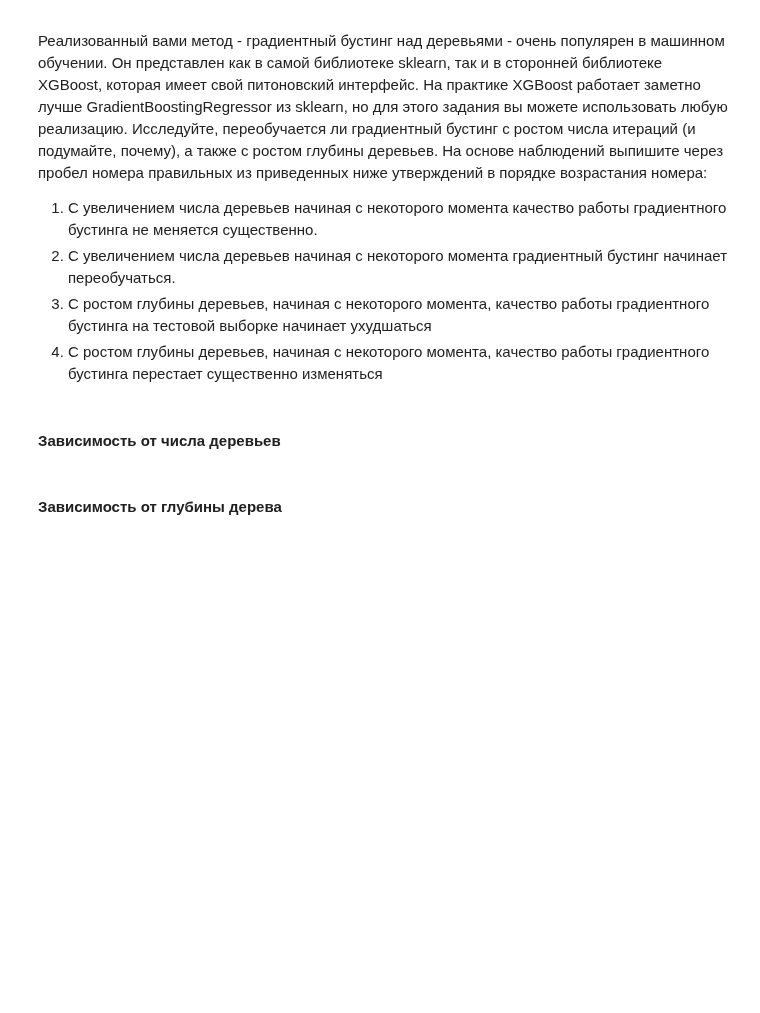
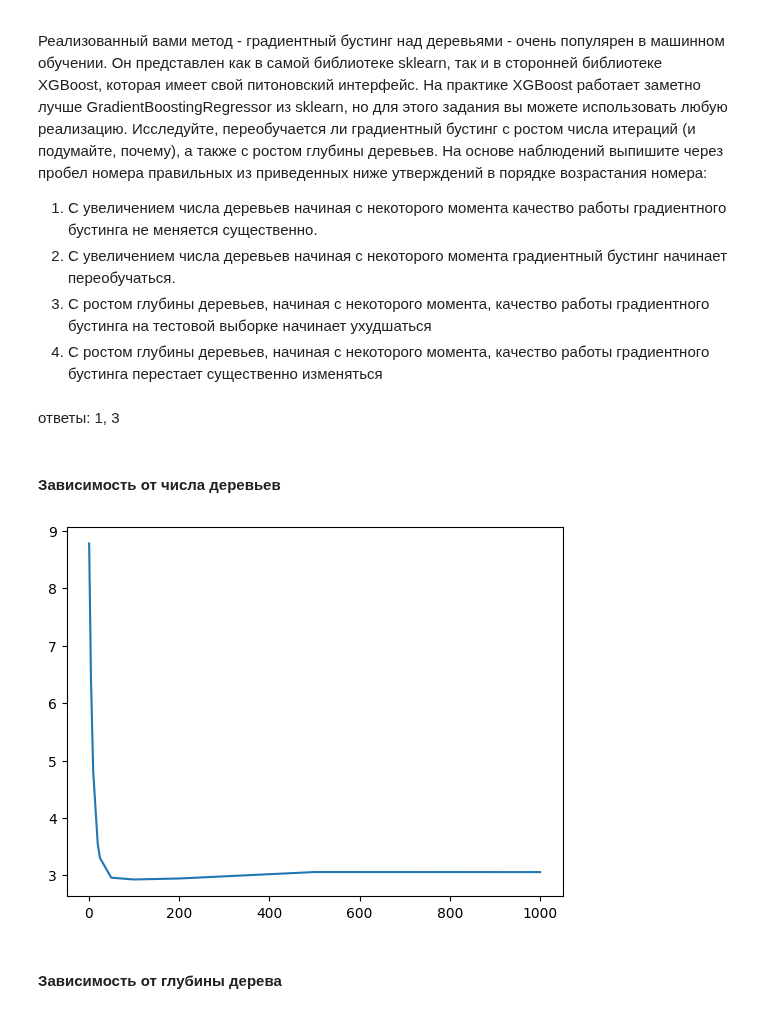
Before and after one commit to poslam/sem5-ds, a Jupyter notebook: work/5/Задание 2. Градиентный бустинг.ipynb, the cells around one changed output. Drawn from its saved outputs; the diff is of its cells as text; code cells hidden in the pictures; blank space fills up the shorter version.

```diff
--- a/work/5/Задание 2. Градиентный бустинг.ipynb
+++ b/work/5/Задание 2. Градиентный бустинг.ipynb
@@ -23,3 +22,5 @@ raw_df.head(5)
+# %%
+X_train, X_test, y_train, y_test = train_test_split(X, y, test_size=0.25)
 # %% [markdown]
 ### Задание 1
 
@@ -45,3 +76,31 @@ $L'_z(y, z) = 2(z - y) => (z - y)$
 ### Задание 3
 
 Двигаясь с постоянным шагом, вблизи минимума ошибки ответы на обучающей выборке меняются слишком резко, перескакивая через минимум. Попробуйте уменьшать вес перед каждым алгоритмом с каждой следующей итерацией по формуле 0.9 / (1.0 + i), где i - номер итерации (от 0 до 49). Используйте качество работы алгоритма как ответ в пункте 3. В реальности часто применяется следующая стратегия выбора шага: как только выбран алгоритм, подберем коэффициент перед ним численным методом оптимизации таким образом, чтобы отклонение от правильных ответов было минимальным.
+# %%
+algos = []
+coefs = []
+
+
+def gbm_predict(X):
+    return [
+        sum(
+            [
+                coeff * algo.predict([x])[0]
+                for algo, coeff in zip(algos, coefs)
+            ]
+        )
+        for x in X
+    ]
+
+
+error = 0
+for i in range(50):
+    clf = DecisionTreeRegressor(max_depth=8, random_state=69)
+    algos.append(clf)
+    coefs.append(0.9 / (1.0 + i))
+    mod = y_train - error
+    clf.fit(X_train, mod)
+    error = gbm_predict(X_train)
+
+pred = gbm_predict(X_test)
+print(root_mean_squared_error(y_test, pred))
@@ -54,7 +115,23 @@ $L'_z(y, z) = 2(z - y) => (z - y)$
   2. С увеличением числа деревьев начиная с некоторого момента градиентный бустинг начинает переобучаться.
   3. С ростом глубины деревьев, начиная с некоторого момента, качество работы градиентного бустинга на тестовой выборке начинает ухудшаться
   4. С ростом глубины деревьев, начиная с некоторого момента, качество работы градиентного бустинга перестает существенно изменяться
+# %% [markdown]
+ответы: 1, 3
 # %% [markdown]
 #### Зависимость от числа деревьев
+# %%
+trees_amount = [1, 5, 10, 20, 25, 50, 100, 200, 500, 1000]
+rmse = []
+
+for amount in trees_amount:
+    clf = GradientBoostingRegressor(n_estimators=amount)
+    clf.fit(X_train, y_train)
+    pred = clf.predict(X_test)
+    rmse.append(root_mean_squared_error(y_test, pred))
+
+plt.plot(trees_amount, rmse)
+plt.show()
+# %% [output]
+[figure, added]
 # %% [markdown]
 #### Зависимость от глубины дерева
```
Also changed, not shown: parts of 11 cells of this notebook, 6 other files.
